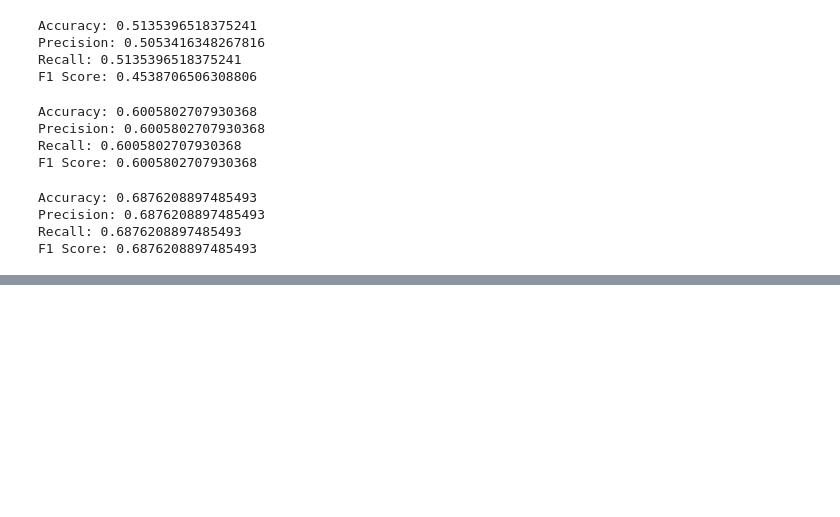
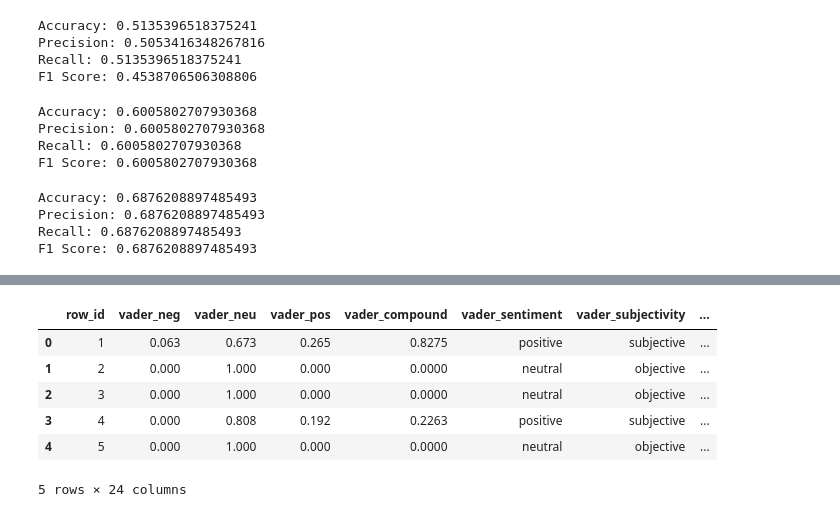
Before and after one commit to ao9000/SC4021-Project, a Jupyter notebook: classification.ipynb, the cells around one changed output, grey strips where cells are left out. Cells and saved outputs as stored; diff of their text form; code cells hidden in the pictures; blank space fills up the shorter version.

```diff
--- a/classification.ipynb
+++ b/classification.ipynb
@@ -774,0 +894,11 @@ combined_df.to_csv("majorityVoting.csv",index = False)
+# %%
+vader = pd.read_csv("VadersTextBlobCombinedData.csv")
+vader.head()
+# %% [output]
+|  | row_id | vader_neg | vader_neu | vader_pos | vader_compound | vader_sentiment | vader_subjectivity | ... |
+| 0 | 1 | 0.063 | 0.673 | 0.265 | 0.8275 | positive | subjective | ... |
+| 1 | 2 | 0.000 | 1.000 | 0.000 | 0.0000 | neutral | objective | ... |
+| 2 | 3 | 0.000 | 1.000 | 0.000 | 0.0000 | neutral | objective | ... |
+| 3 | 4 | 0.000 | 0.808 | 0.192 | 0.2263 | positive | subjective | ... |
+| 4 | 5 | 0.000 | 1.000 | 0.000 | 0.0000 | neutral | objective | ... |
+5 rows × 24 columns
```
Also changed, not shown: parts of 15 cells of this notebook, 2 other files.
